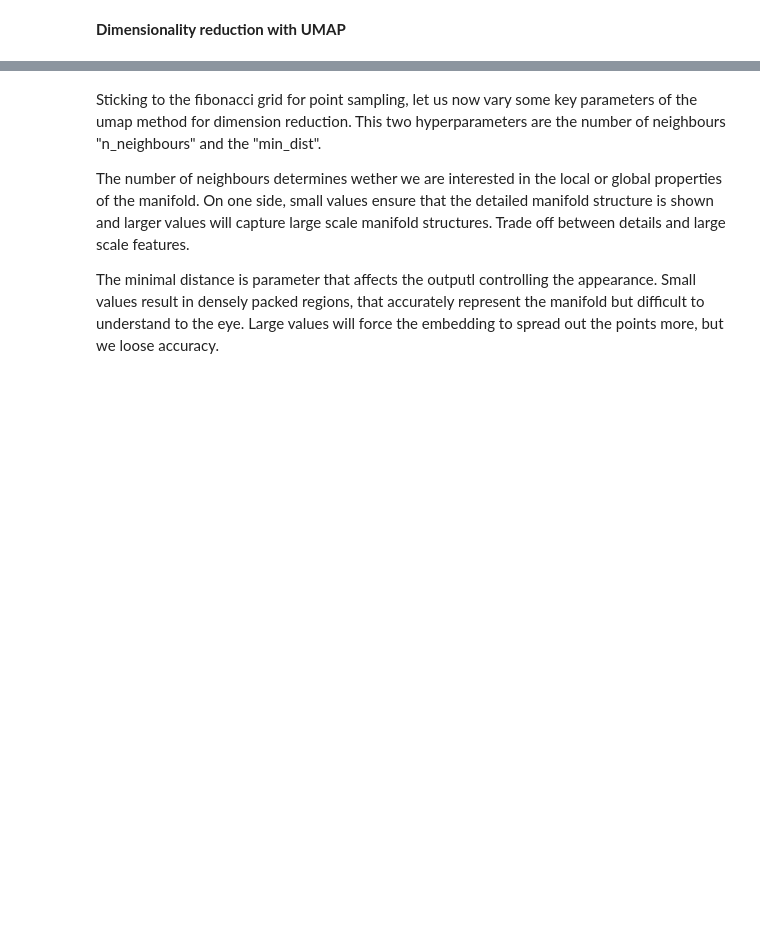
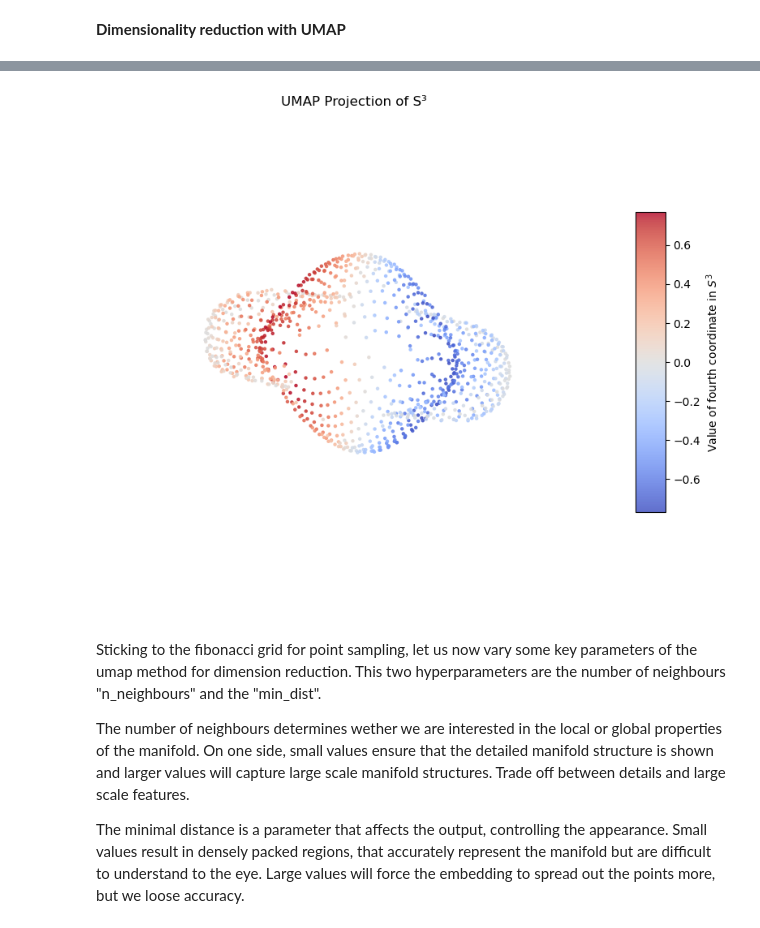
Before and after one commit to laurasaizz/Visualization-S3, a Jupyter notebook: umap3sphere.ipynb, the cells around one changed output, grey strips where cells are left out. Drawn from its saved outputs; the diff is of its cells as text; code cells hidden in the pictures; blank space fills up the shorter version.

```diff
--- a/umap3sphere.ipynb
+++ b/umap3sphere.ipynb
@@ -170,3 +90,14 @@ plt.show()
+# %%
+n_points = 1000
+fibonaccigrid_sampled_points = fibonaccigrid_sampling(n_points)
+
+embedding2 = umap.UMAP(
+    n_components = 3, n_neighbors=50, learning_rate=0.5, init="random", min_dist=0.001
+).fit_transform(fibonaccigrid_sampled_points.data)
+
+plot_3d_umap_colored(embedding2, fibonaccigrid_sampled_points)
+# %% [output]
+[figure, added]
 # %% [markdown]
 Sticking to the fibonacci grid for point sampling, let us now vary some key parameters of the umap method for dimension reduction.
 This two hyperparameters are the number of neighbours "n_neighbours" and the "min_dist".
@@ -174,4 +105,4 @@ This two hyperparameters are the number of neighbours "n_neighbours" and the "mi
 The number of neighbours determines wether we are interested in the local or global properties of the manifold. On one side, small values ensure that
 the detailed manifold structure is shown and larger values will capture large scale manifold structures. Trade off between details and large scale features.
 
-The minimal distance is parameter that affects the outputl controlling the appearance. Small values result in densely packed regions, that accurately represent the manifold but difficult to understand to the eye. Large values will force the embedding to spread out the points more, but we loose accuracy.
+The minimal distance is a parameter that affects the output, controlling the appearance. Small values result in densely packed regions, that accurately represent the manifold but are difficult to understand to the eye. Large values will force the embedding to spread out the points more, but we loose accuracy.
```
Also changed, not shown: parts of 23 cells of this notebook, 2 other files.
